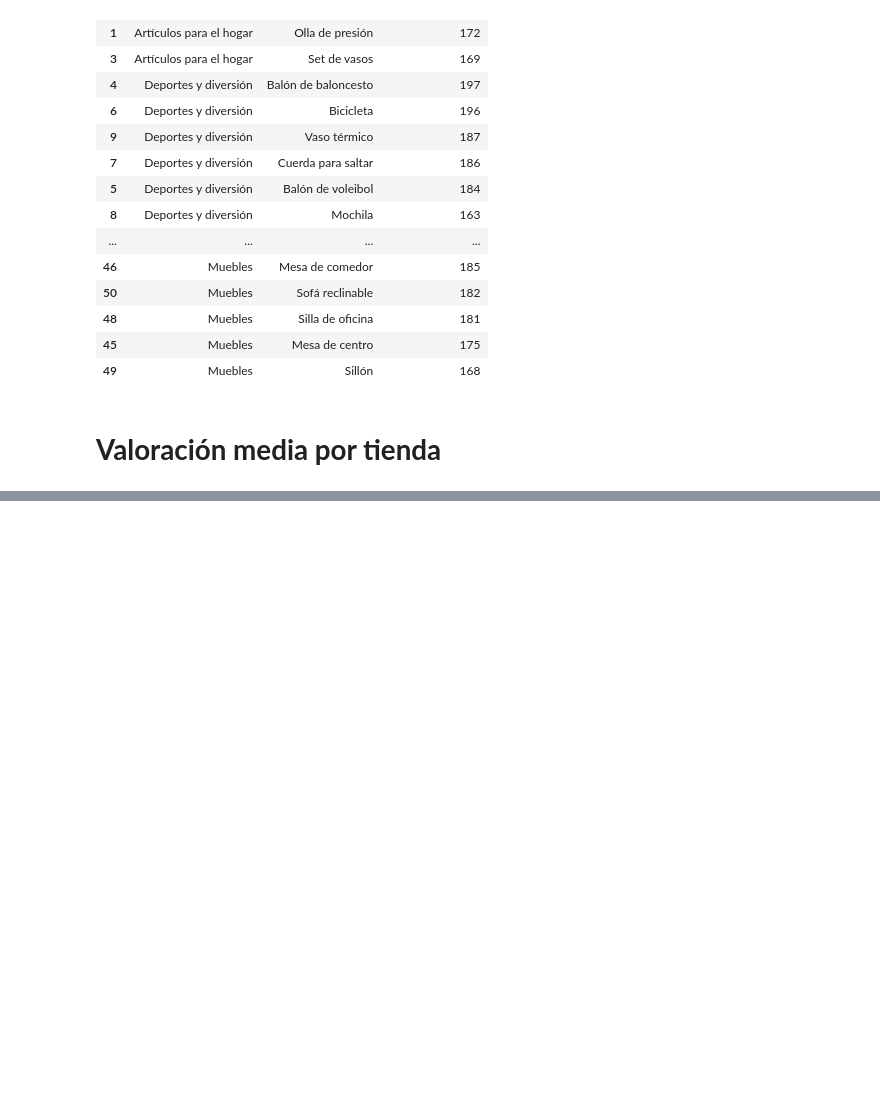
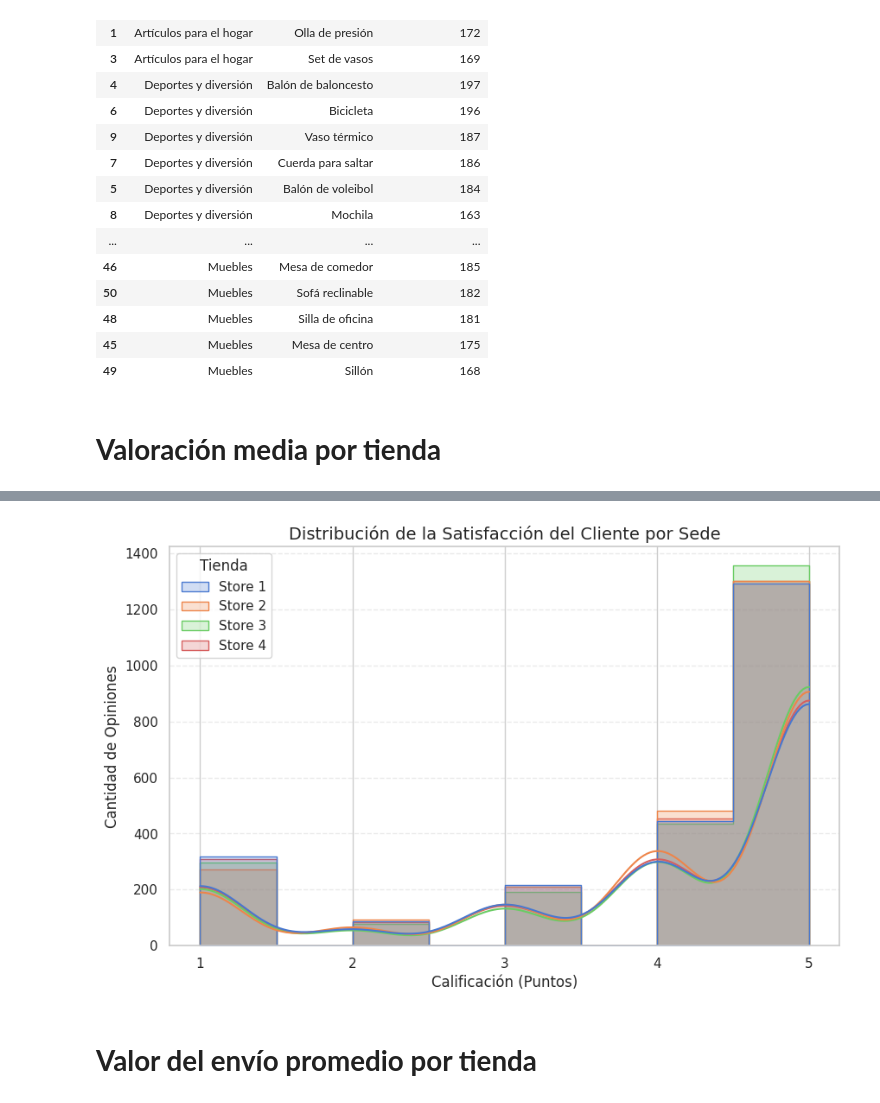
Before and after one commit to DayraGL/Alura_Store, a Jupyter notebook: Challenge_Alura_Store.ipynb, the cells around one changed output, grey strips where cells are left out. Drawn from its saved outputs; the diff is of its cells as text; code cells hidden in the pictures; blank space fills up the shorter version.

```diff
--- a/Challenge_Alura_Store.ipynb
+++ b/Challenge_Alura_Store.ipynb
@@ -173,0 +208,17 @@ products_detail
+# %%
+plt.figure(figsize=(10, 6))
+
+# Usamos un Histograma para ver la frecuencia de las notas
+sns.histplot(data=every_store, x='Calificación', hue='Tienda',
+             kde=True, element="step", palette='muted', binwidth=0.5)
+
+plt.title('Distribución de la Satisfacción del Cliente por Sede', fontsize=14)
+plt.xlabel('Calificación (Puntos)')
+plt.ylabel('Cantidad de Opiniones')
+plt.xticks([1, 2, 3, 4, 5]) # Aseguramos que se vean los puntos de la escala
+plt.grid(axis='y', linestyle='--', alpha=0.4)
+plt.show()
+# %% [output]
+[figure, added]
+# %% [markdown]
+# **Valor del envío promedio por tienda**
```
Also changed, not shown: parts of 14 cells of this notebook.
